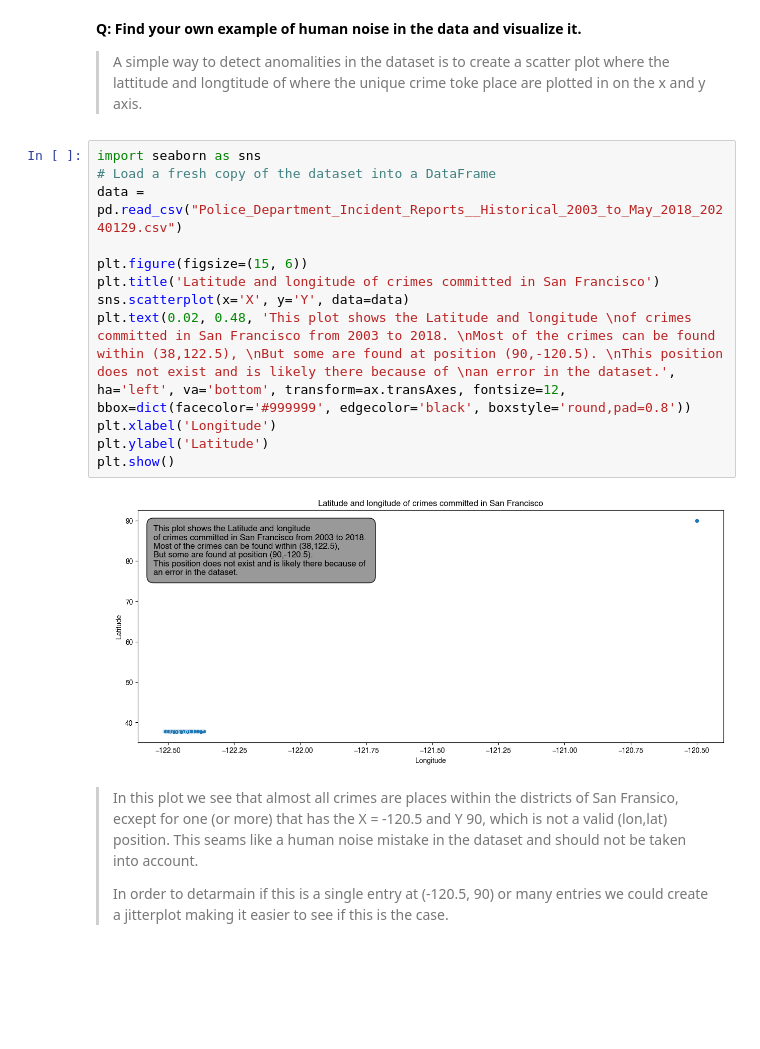
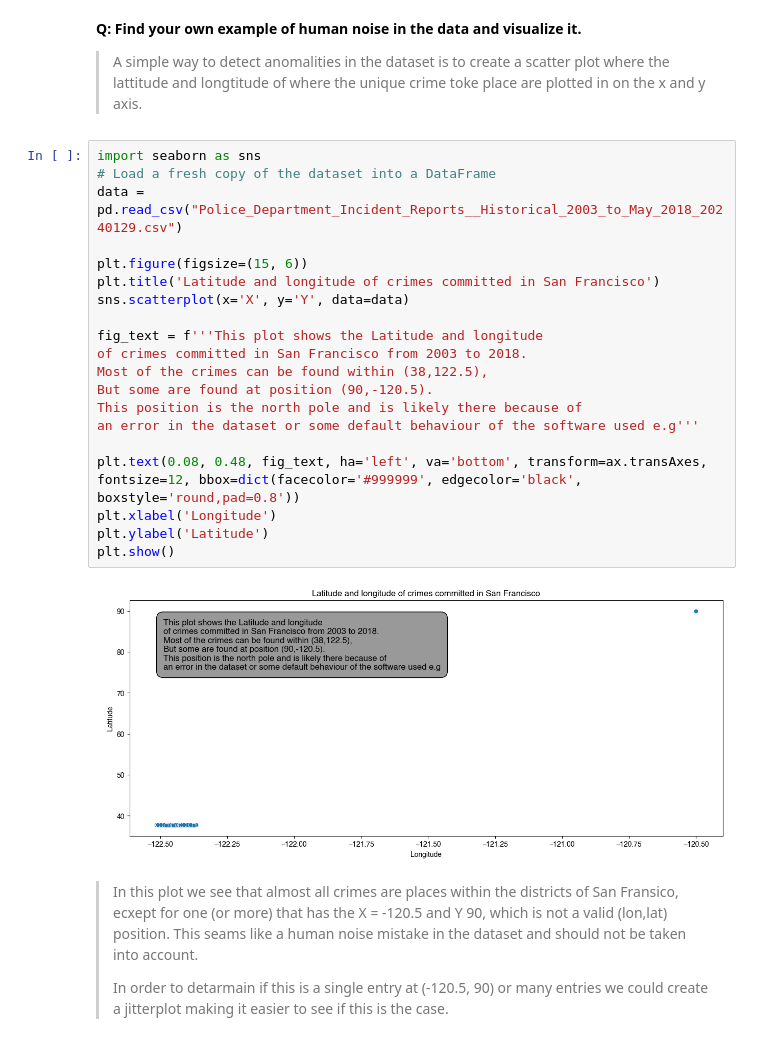
Before and after one commit to clbokea/socialdata2024, a Jupyter notebook: exercises/Assignment1/assignment1.ipynb, the cells around one changed output. Drawn from its saved outputs; the diff is of its cells as text; blank space fills up the shorter version.

Commit message:
fix of north pole

```diff
--- a/exercises/Assignment1/assignment1.ipynb
+++ b/exercises/Assignment1/assignment1.ipynb
@@ -443,17 +443,25 @@ The data errors we discovered at the end of Week 4 become hard (or impossible) t
 # %%
 import seaborn as sns
 # Load a fresh copy of the dataset into a DataFrame
 data = pd.read_csv("Police_Department_Incident_Reports__Historical_2003_to_May_2018_20240129.csv")
 
 plt.figure(figsize=(15, 6))
 plt.title('Latitude and longitude of crimes committed in San Francisco')
 sns.scatterplot(x='X', y='Y', data=data)
-plt.text(0.02, 0.48, 'This plot shows the Latitude and longitude \nof crimes committed in San Francisco from 2003 to 2018. \nMost of the crimes can be found within (38,122.5), \nBut some are found at position (90,-120.5). \nThis position does not exist and is likely there because of \nan error in the dataset.', ha='left', va='bottom', transform=ax.transAxes, fontsize=12, bbox=dict(facecolor='#999999', edgecolor='black', boxstyle='round,pad=0.8'))
+
+fig_text = f'''This plot shows the Latitude and longitude
+of crimes committed in San Francisco from 2003 to 2018.
+Most of the crimes can be found within (38,122.5),
+But some are found at position (90,-120.5).
+This position is the north pole and is likely there because of
+an error in the dataset or some default behaviour of the software used e.g'''
+
+plt.text(0.08, 0.48, fig_text, ha='left', va='bottom', transform=ax.transAxes, fontsize=12, bbox=dict(facecolor='#999999', edgecolor='black', boxstyle='round,pad=0.8'))
 plt.xlabel('Longitude')
 plt.ylabel('Latitude')
 plt.show()
 # %% [output]
-[figure, old version]
+[figure, new version]
 # %% [markdown]
 > In this plot we see that almost all crimes are places within the districts of San Fransico, ecxept for one (or more) that has the X = -120.5 and Y 90, which is not a valid (lon,lat) position. This seams like a human noise mistake in the dataset and should not be taken into account.
 >
```
Also changed, not shown: parts of 1 cell of this notebook.
